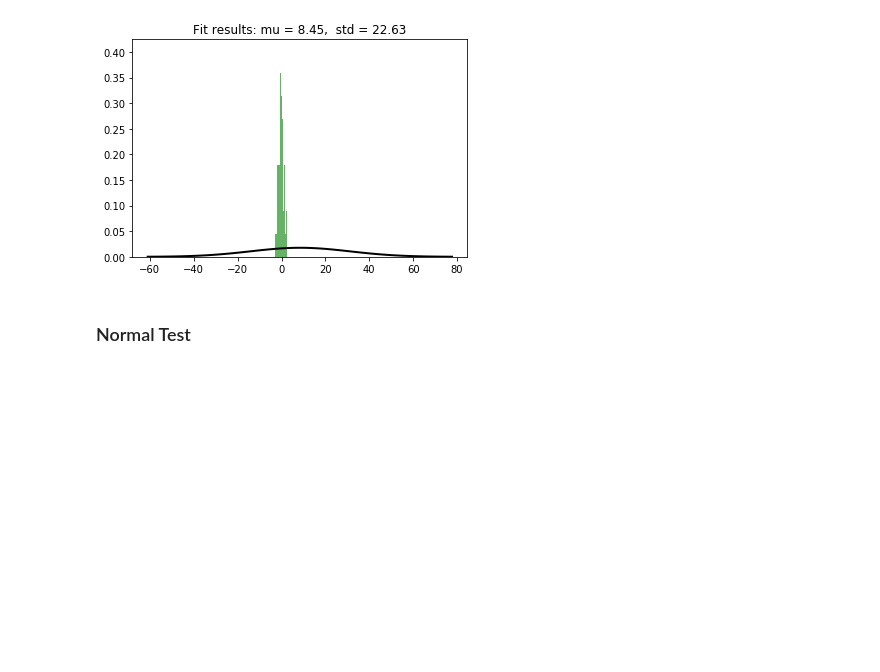
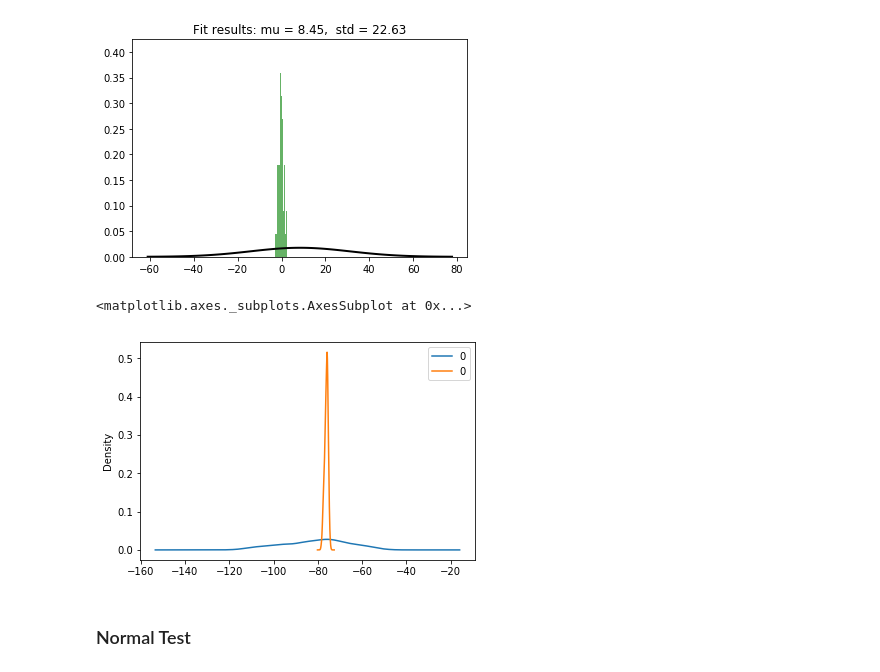
Before and after one commit to thomasgrsp/workaroundmedgan, a Jupyter notebook: notebooks/medgan_pca.ipynb, the cells around one changed output. Drawn from its saved outputs; the diff is of its cells as text; code cells hidden in the pictures; blank space fills up the shorter version.

```diff
--- a/notebooks/medgan_pca.ipynb
+++ b/notebooks/medgan_pca.ipynb
@@ -166,6 +164,14 @@ plt.title(title)
 # %% [output]
 <matplotlib.text.Text at 0x...>
 [figure]
+# %%
+fig, ax = plt.subplots()
+
+pd.DataFrame(x_long.plot(kind='density', ax=ax, legend='True')
+pd.DataFrame(x_gen_long).plot(kind='density', ax=ax, legend='Generated')
+# %% [output]
+<matplotlib.axes._subplots.AxesSubplot at 0x...>
+[figure, added]
 # %% [markdown]
 ### Normal Test
 # %%
```
Also changed, not shown: parts of 3 cells of this notebook.
